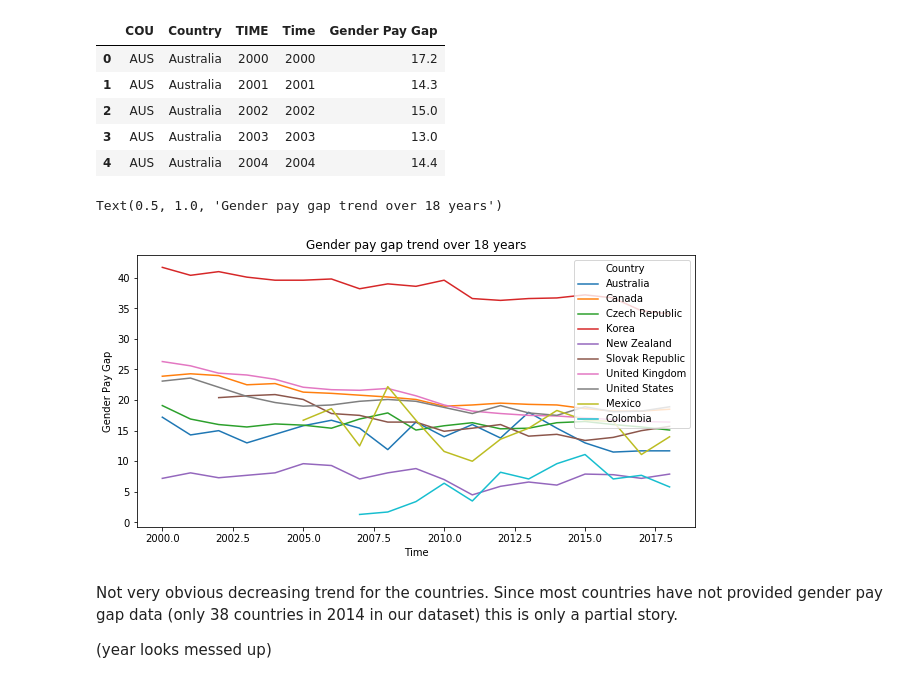
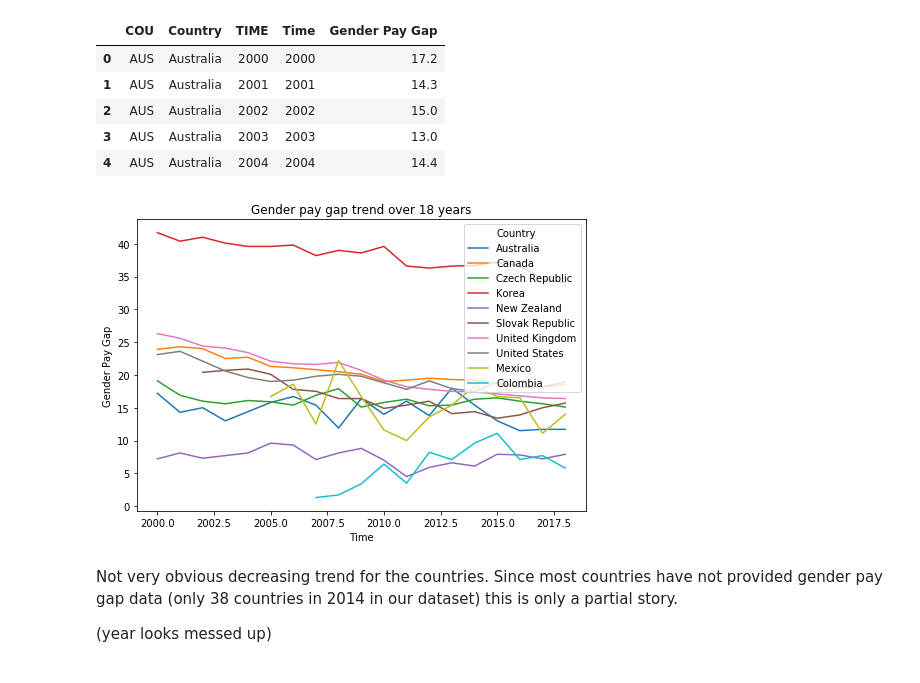
Before and after one commit to Ads2020Group6/data-exploration, a Jupyter notebook: Country-wise visualization - Shivangi.ipynb, the cells around one changed output. Saved outputs shown, nothing was run; the diff lists cells and outputs as text; code cells hidden in the pictures.

```diff
--- a/Country-wise visualization - Shivangi.ipynb
+++ b/Country-wise visualization - Shivangi.ipynb
@@ -182,12 +191,12 @@ plotting_data.head()
 | 3 | AUS | Australia | 2003 | 2003 | 13.0 |
 | 4 | AUS | Australia | 2004 | 2004 | 14.4 |
 # %%
-fig = plt.figure(figsize=(10,5))
+fig = plt.figure(figsize=(7,5))
 sns_plot = sns.lineplot(x='Time',y='Gender Pay Gap',hue='Country', data=plotting_data, markers='o')
 sns_plot.set_title('Gender pay gap trend over 18 years')
+plt.tight_layout()
 # %% [output]
-Text(0.5, 1.0, 'Gender pay gap trend over 18 years')
-[figure, old version]
+[figure, new version]
 # %% [markdown]
 Not very obvious decreasing trend for the countries. Since most countries have not provided gender pay gap data (only 38 countries in 2014 in our dataset) this is only a partial story.
 
```
Also changed, not shown: parts of 6 cells of this notebook, 3 other files.
